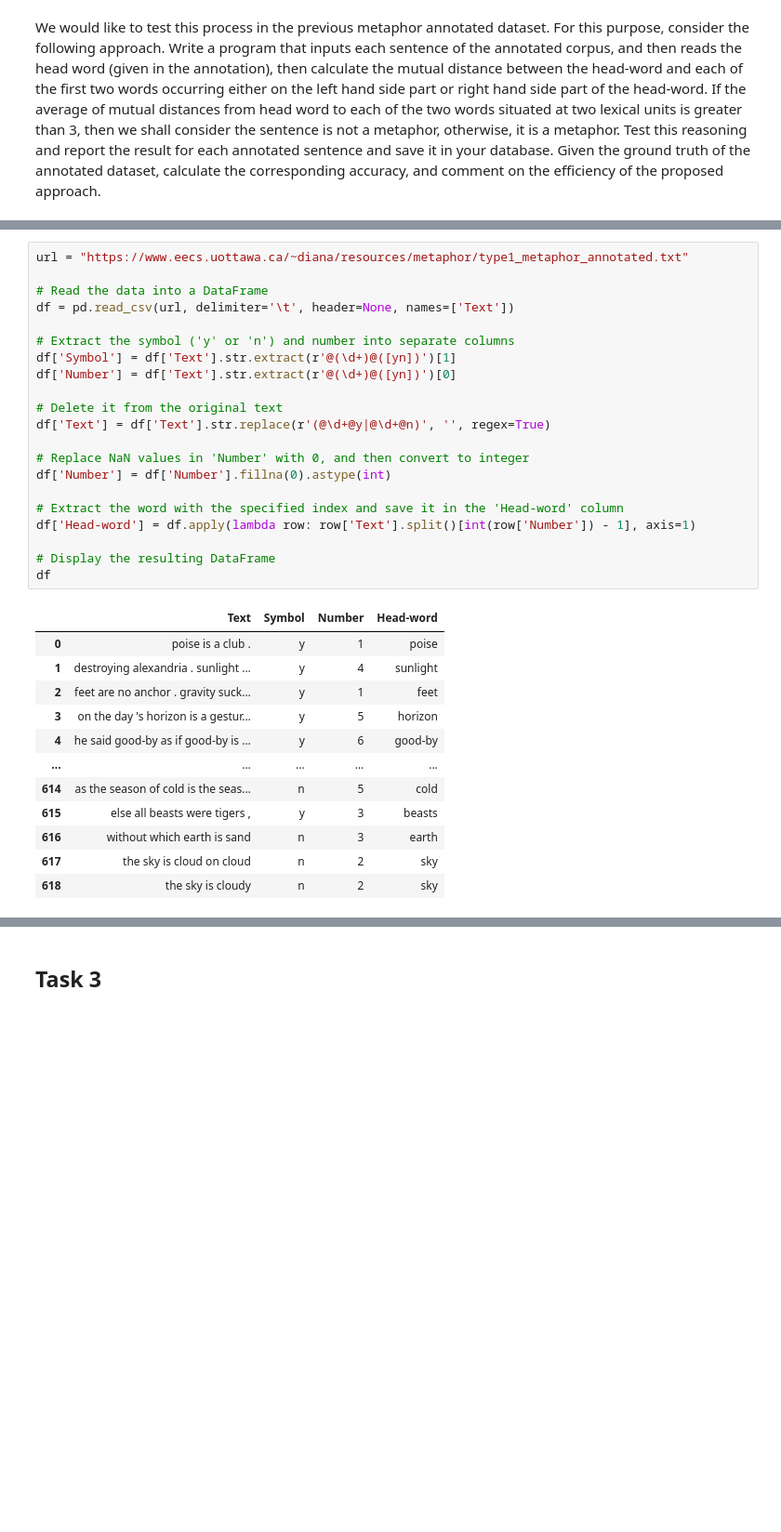
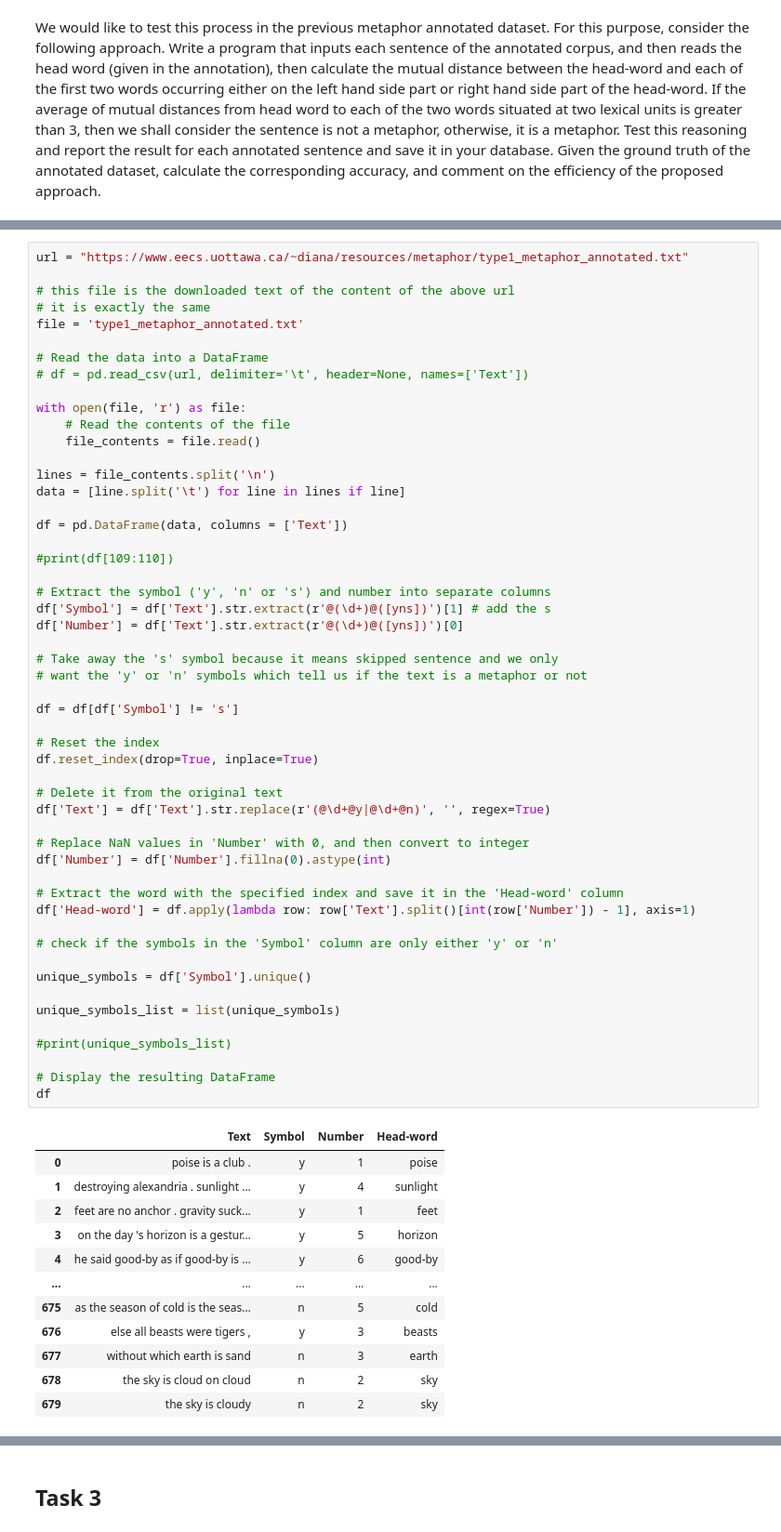
Before and after one commit to dHoundenko/Metaphor-detection-in-poetry, a Jupyter notebook: Project NLP.ipynb, the cells around one changed output, grey strips where cells are left out. Shown at 93% size. Saved outputs shown, nothing was run; the diff lists cells and outputs as text; blank space fills up the shorter version.

```diff
--- a/Project NLP.ipynb
+++ b/Project NLP.ipynb
@@ -293,34 +309,65 @@ We would like to test this process in the previous metaphor annotated dataset. F
 # %%
 url = "https://www.eecs.uottawa.ca/~diana/resources/metaphor/type1_metaphor_annotated.txt"
 
+# this file is the downloaded text of the content of the above url
+# it is exactly the same
+file = 'type1_metaphor_annotated.txt'
+
 # Read the data into a DataFrame
-df = pd.read_csv(url, delimiter='\t', header=None, names=['Text'])
+# df = pd.read_csv(url, delimiter='\t', header=None, names=['Text'])
 
-# Extract the symbol ('y' or 'n') and number into separate columns
-df['Symbol'] = df['Text'].str.extract(r'@(\d+)@([yn])')[1]
-df['Number'] = df['Text'].str.extract(r'@(\d+)@([yn])')[0]
+with open(file, 'r') as file:
+    # Read the contents of the file
+    file_contents = file.read()
+
+lines = file_contents.split('\n')
+data = [line.split('\t') for line in lines if line]
+
+df = pd.DataFrame(data, columns = ['Text'])
+
+#print(df[109:110])
+
+# Extract the symbol ('y', 'n' or 's') and number into separate columns
+df['Symbol'] = df['Text'].str.extract(r'@(\d+)@([yns])')[1] # add the s
+df['Number'] = df['Text'].str.extract(r'@(\d+)@([yns])')[0]
+
+# Take away the 's' symbol because it means skipped sentence and we only
+# want the 'y' or 'n' symbols which tell us if the text is a metaphor or not
+
+df = df[df['Symbol'] != 's']
+
+# Reset the index
+df.reset_index(drop=True, inplace=True)
 
 # Delete it from the original text
 df['Text'] = df['Text'].str.replace(r'(@\d+@y|@\d+@n)', '', regex=True)
 
 # Replace NaN values in 'Number' with 0, and then convert to integer
 df['Number'] = df['Number'].fillna(0).astype(int)
 
 # Extract the word with the specified index and save it in the 'Head-word' column
 df['Head-word'] = df.apply(lambda row: row['Text'].split()[int(row['Number']) - 1], axis=1)
 
+# check if the symbols in the 'Symbol' column are only either 'y' or 'n'
+
+unique_symbols = df['Symbol'].unique()
+
+unique_symbols_list = list(unique_symbols)
+
+#print(unique_symbols_list)
+
 # Display the resulting DataFrame
 df
 # %% [output]
 |  | Text | Symbol | Number | Head-word |
 | 0 | poise is a club . | y | 1 | poise |
 | 1 | destroying alexandria . sunlight ... | y | 4 | sunlight |
 | 2 | feet are no anchor . gravity suck... | y | 1 | feet |
 | 3 | on the day 's horizon is a gestur... | y | 5 | horizon |
 | 4 | he said good-by as if good-by is ... | y | 6 | good-by |
 | ... | ... | ... | ... | ... |
-| 614 | as the season of cold is the seas... | n | 5 | cold |
-| 615 | else all beasts were tigers , | y | 3 | beasts |
-| 616 | without which earth is sand | n | 3 | earth |
-| 617 | the sky is cloud on cloud | n | 2 | sky |
-| 618 | the sky is cloudy | n | 2 | sky |
+| 675 | as the season of cold is the seas... | n | 5 | cold |
+| 676 | else all beasts were tigers , | y | 3 | beasts |
+| 677 | without which earth is sand | n | 3 | earth |
+| 678 | the sky is cloud on cloud | n | 2 | sky |
+| 679 | the sky is cloudy | n | 2 | sky |
```
Also changed, not shown: parts of 19 cells of this notebook.
